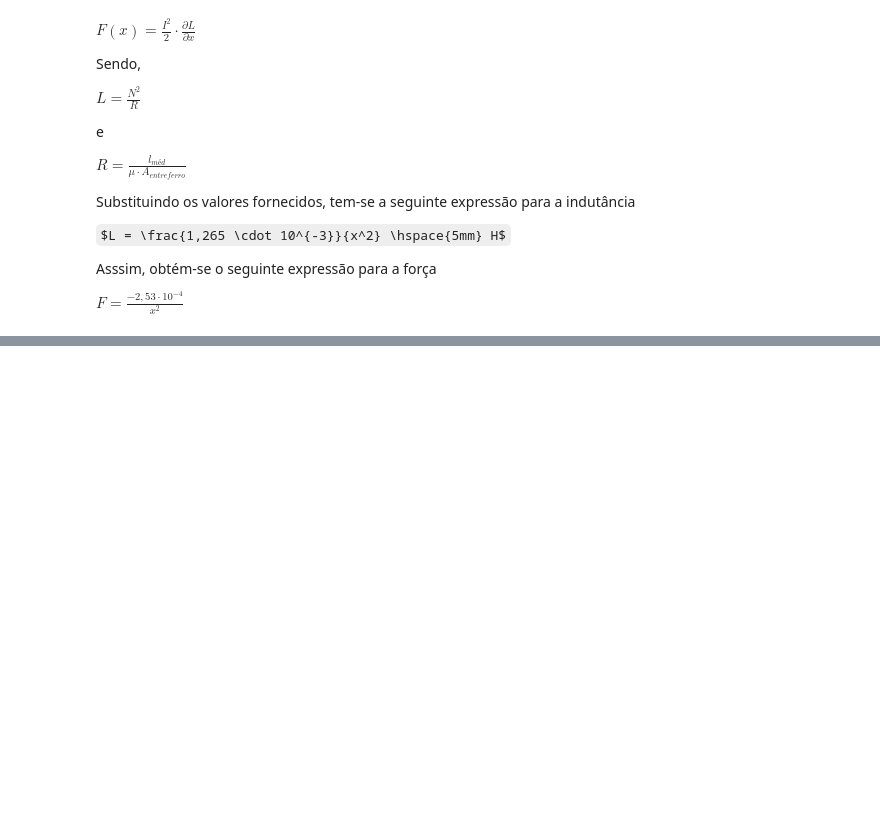
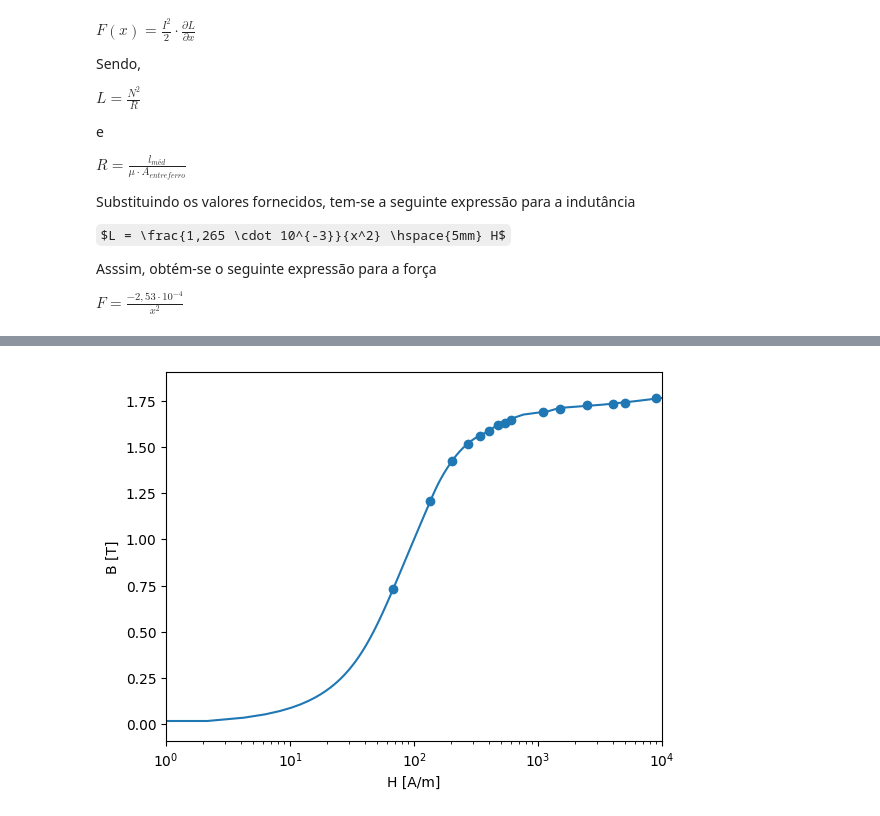
Before and after one commit to Danilo0liveira/conversao-eletromecanica, a Jupyter notebook: ex01.ipynb, the cells around one changed output, grey strips where cells are left out. Cells and saved outputs as stored; diff of their text form; code cells hidden in the pictures; some formulas as TeX source; blank space fills up the shorter version.

Commit message:
added BxH curves

```diff
--- a/ex01.ipynb
+++ b/ex01.ipynb
@@ -72,0 +80,10 @@ H = np.array([0,
+# %%
+plt.ylabel('B [T]')
+plt.xlabel('H [A/m]')
+plt.xlim([1, 1e4])
+plt.xscale('log')
+plt.scatter(H, B)
+plt.plot(H_it, B_pnts)
+plt.show()
+# %% [output]
+[figure, added]
```
Also changed, not shown: parts of 4 cells of this notebook.
